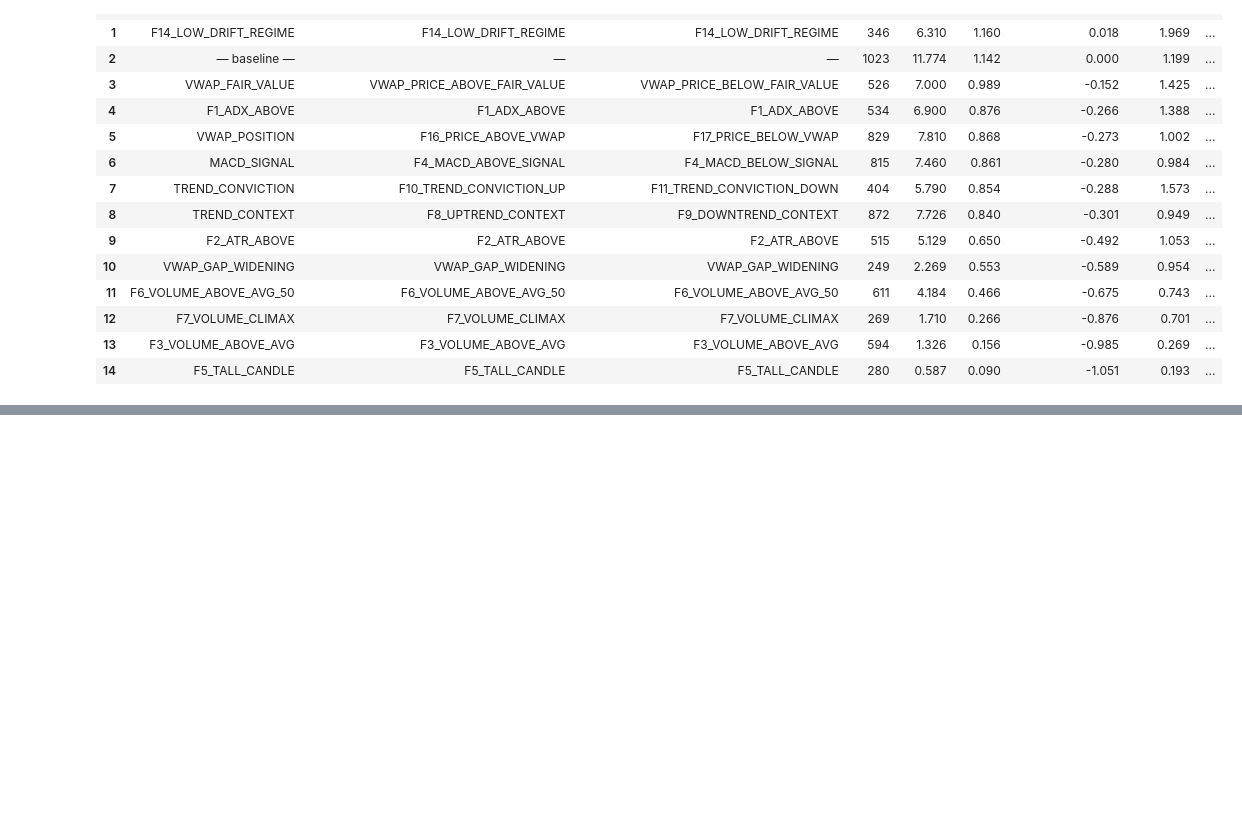
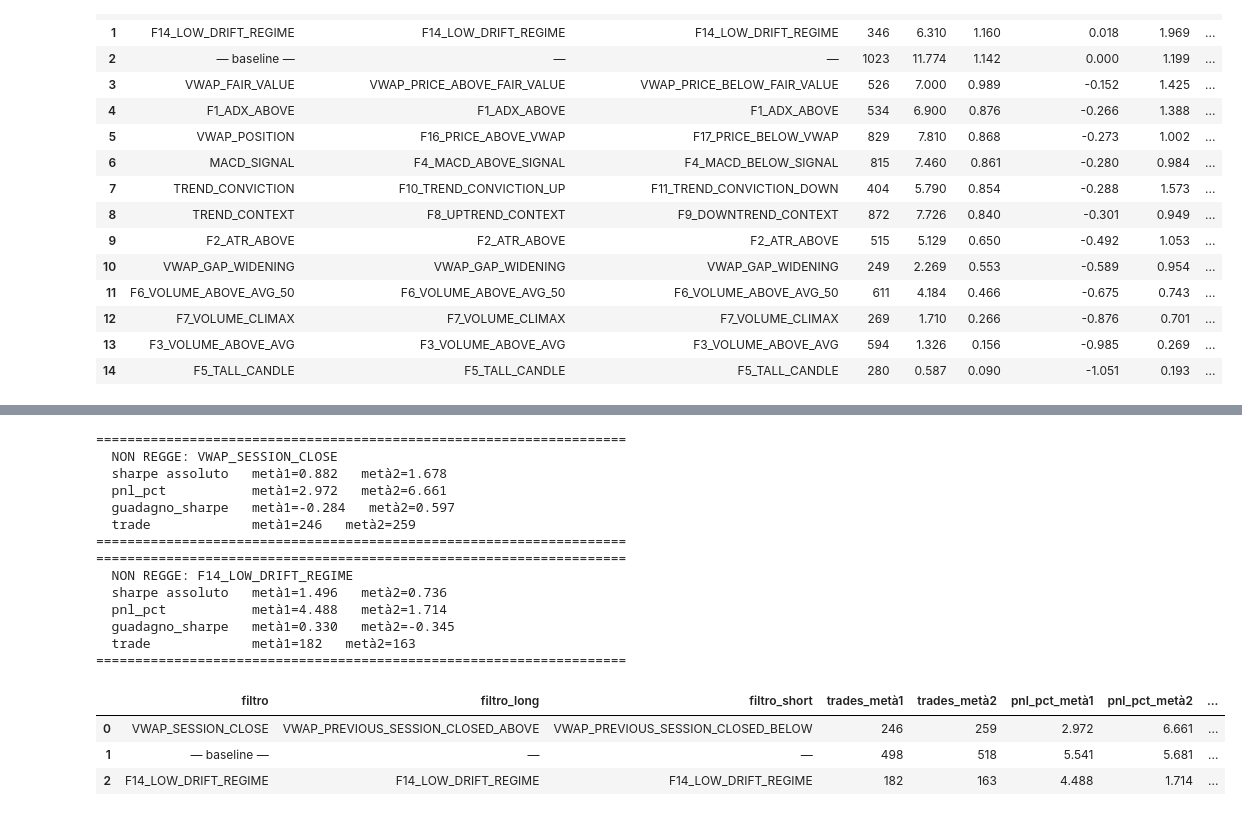
Before and after one commit to matti410/Trading-System-Creator_V4, a Jupyter notebook: Trading_Grid_Search_v4_backtesting.ipynb, the cells around one changed output, grey strips where cells are left out. Saved outputs shown, nothing was run; the diff lists cells and outputs as text; code cells hidden in the pictures; blank space fills up the shorter version.

```diff
--- a/Trading_Grid_Search_v4_backtesting.ipynb
+++ b/Trading_Grid_Search_v4_backtesting.ipynb
@@ -394,7 +398,7 @@ fs = run_filter_search_bt(
     entry_long="E14_HARAMI_CROSS_CONFIRMED",
     entry_short="E4_SHORT_EMA_CROSS_DOWN",
     exit_rule_pair=None,
-    n_barre=12,
+    n_barre=H,
     filtri=filtri_da_provare,
     perc_sl=90.0, perc_tp=0.0, commission=0.0, min_trades=30,
 )
@@ -426,0 +467,9 @@ che funziona solo sulla prima metà è rumore, non edge.
+# %%
+assert fs.n_barre == H
+etichette = [None, "F14_LOW_DRIFT_REGIME", "VWAP_SESSION_CLOSE"]  # 2-3 nomi presi da fs.top(15), es. "TREND_CONTEXT", "F1_ADX_ABOVE"
+# %%
+dm = due_meta(df_is, fs, etichette,
+              perc_sl=90.0, perc_tp=0.0, commission=0.0,   # identici alla cella che costruisce fs, sopra
+              )
+dm.tabella
+# %% [output]
@@ -426,0 +478,18 @@ che funziona solo sulla prima metà è rumore, non edge.
+====================================================================
+  NON REGGE: VWAP_SESSION_CLOSE
+  sharpe assoluto   metà1=0.882   metà2=1.678
+  pnl_pct           metà1=2.972   metà2=6.661
+  guadagno_sharpe   metà1=-0.284   metà2=0.597
+  trade             metà1=246   metà2=259
+====================================================================
+====================================================================
+  NON REGGE: F14_LOW_DRIFT_REGIME
+  sharpe assoluto   metà1=1.496   metà2=0.736
+  pnl_pct           metà1=4.488   metà2=1.714
+  guadagno_sharpe   metà1=0.330   metà2=-0.345
+  trade             metà1=182   metà2=163
+====================================================================
+|  | filtro | filtro_long | filtro_short | trades_metà1 | trades_metà2 | pnl_pct_metà1 | pnl_pct_metà2 | ... |
+| 0 | VWAP_SESSION_CLOSE | VWAP_PREVIOUS_SESSION_CLOSED_ABOVE | VWAP_PREVIOUS_SESSION_CLOSED_BELOW | 246 | 259 | 2.972 | 6.661 | ... |
+| 1 | — baseline — | — | — | 498 | 518 | 5.541 | 5.681 | ... |
+| 2 | F14_LOW_DRIFT_REGIME | F14_LOW_DRIFT_REGIME | F14_LOW_DRIFT_REGIME | 182 | 163 | 4.488 | 1.714 | ... |
```
Also changed, not shown: parts of 9 cells of this notebook.
